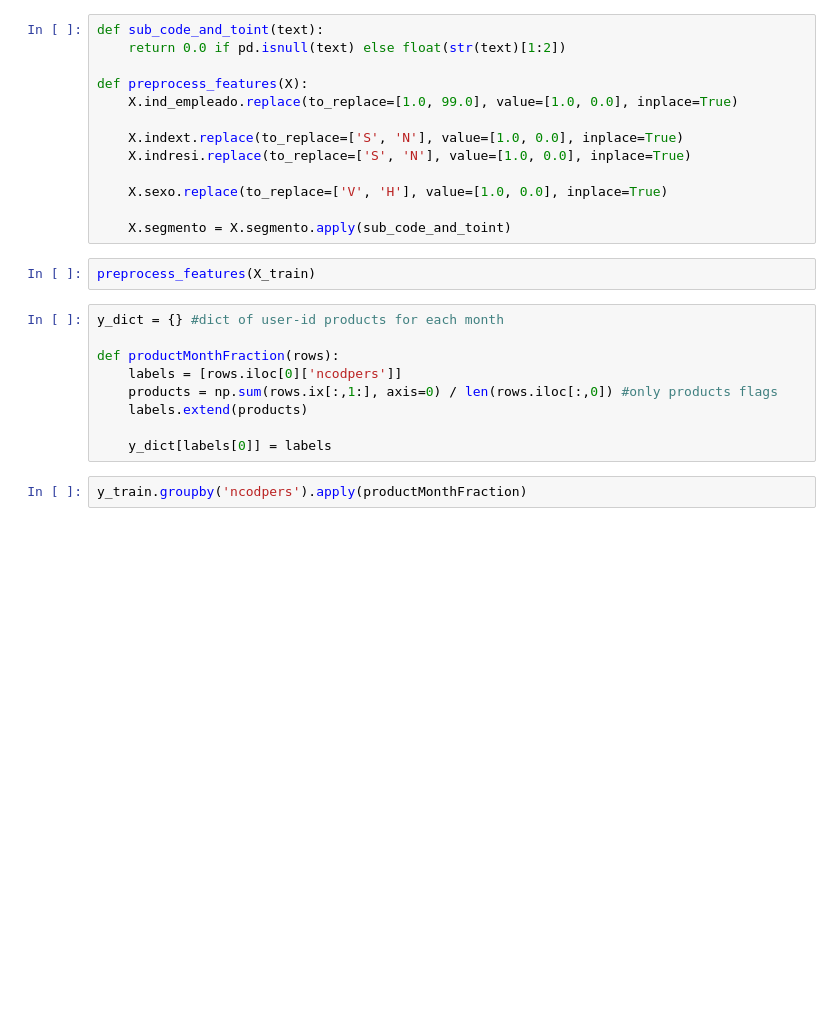
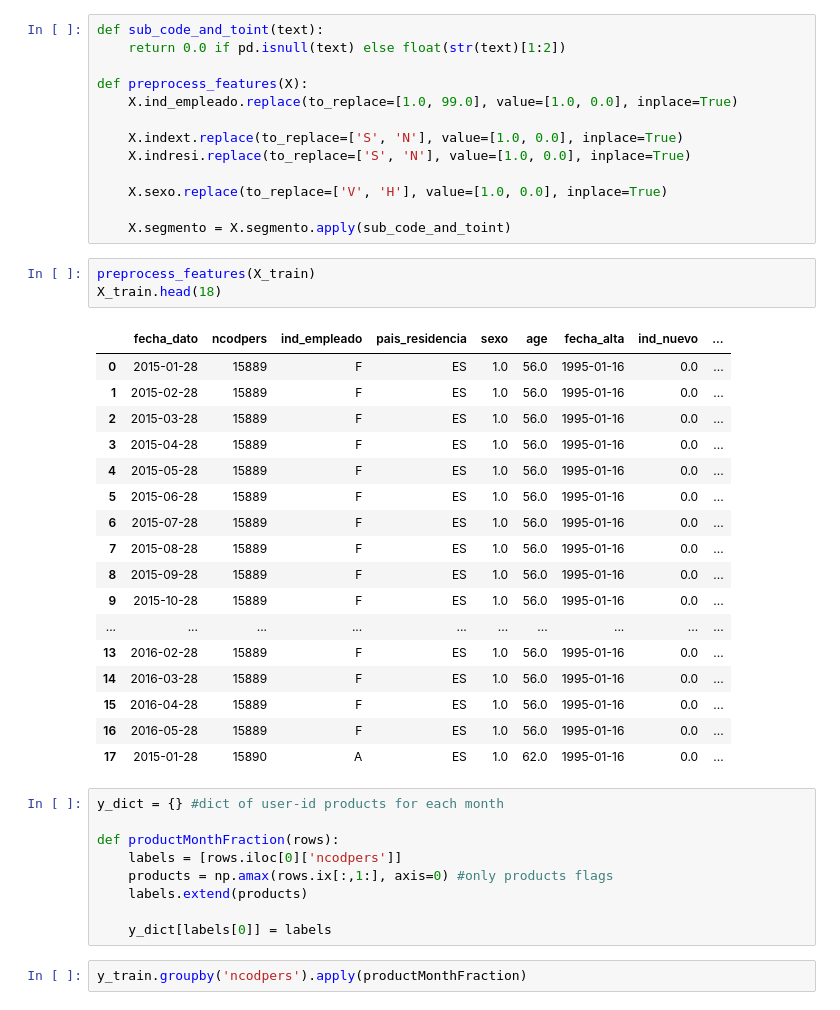
Before and after one commit to PetrShypila/Santander-Competition, a Jupyter notebook: notebooks/1-preprocessing.ipynb, the cells around one changed output. Drawn from its saved outputs; the diff is of its cells as text; blank space fills up the shorter version.

```diff
--- a/notebooks/1-preprocessing.ipynb
+++ b/notebooks/1-preprocessing.ipynb
@@ -70,12 +88,31 @@ def preprocess_features(X):
     X.segmento = X.segmento.apply(sub_code_and_toint)
 # %%
 preprocess_features(X_train)
+X_train.head(18)
+# %% [output]
+|  | fecha_dato | ncodpers | ind_empleado | pais_residencia | sexo | age | fecha_alta | ind_nuevo | ... |
+| 0 | 2015-01-28 | 15889 | F | ES | 1.0 | 56.0 | 1995-01-16 | 0.0 | ... |
+| 1 | 2015-02-28 | 15889 | F | ES | 1.0 | 56.0 | 1995-01-16 | 0.0 | ... |
+| 2 | 2015-03-28 | 15889 | F | ES | 1.0 | 56.0 | 1995-01-16 | 0.0 | ... |
+| 3 | 2015-04-28 | 15889 | F | ES | 1.0 | 56.0 | 1995-01-16 | 0.0 | ... |
+| 4 | 2015-05-28 | 15889 | F | ES | 1.0 | 56.0 | 1995-01-16 | 0.0 | ... |
+| 5 | 2015-06-28 | 15889 | F | ES | 1.0 | 56.0 | 1995-01-16 | 0.0 | ... |
+| 6 | 2015-07-28 | 15889 | F | ES | 1.0 | 56.0 | 1995-01-16 | 0.0 | ... |
+| 7 | 2015-08-28 | 15889 | F | ES | 1.0 | 56.0 | 1995-01-16 | 0.0 | ... |
+| 8 | 2015-09-28 | 15889 | F | ES | 1.0 | 56.0 | 1995-01-16 | 0.0 | ... |
+| 9 | 2015-10-28 | 15889 | F | ES | 1.0 | 56.0 | 1995-01-16 | 0.0 | ... |
+| ... | ... | ... | ... | ... | ... | ... | ... | ... | ... |
+| 13 | 2016-02-28 | 15889 | F | ES | 1.0 | 56.0 | 1995-01-16 | 0.0 | ... |
+| 14 | 2016-03-28 | 15889 | F | ES | 1.0 | 56.0 | 1995-01-16 | 0.0 | ... |
+| 15 | 2016-04-28 | 15889 | F | ES | 1.0 | 56.0 | 1995-01-16 | 0.0 | ... |
+| 16 | 2016-05-28 | 15889 | F | ES | 1.0 | 56.0 | 1995-01-16 | 0.0 | ... |
+| 17 | 2015-01-28 | 15890 | A | ES | 1.0 | 62.0 | 1995-01-16 | 0.0 | ... |
 # %%
 y_dict = {} #dict of user-id products for each month
 
 def productMonthFraction(rows):
     labels = [rows.iloc[0]['ncodpers']]
-    products = np.sum(rows.ix[:,1:], axis=0) / len(rows.iloc[:,0]) #only products flags
+    products = np.amax(rows.ix[:,1:], axis=0) #only products flags
     labels.extend(products)
 
     y_dict[labels[0]] = labels
```
Also changed, not shown: parts of 12 cells of this notebook.
